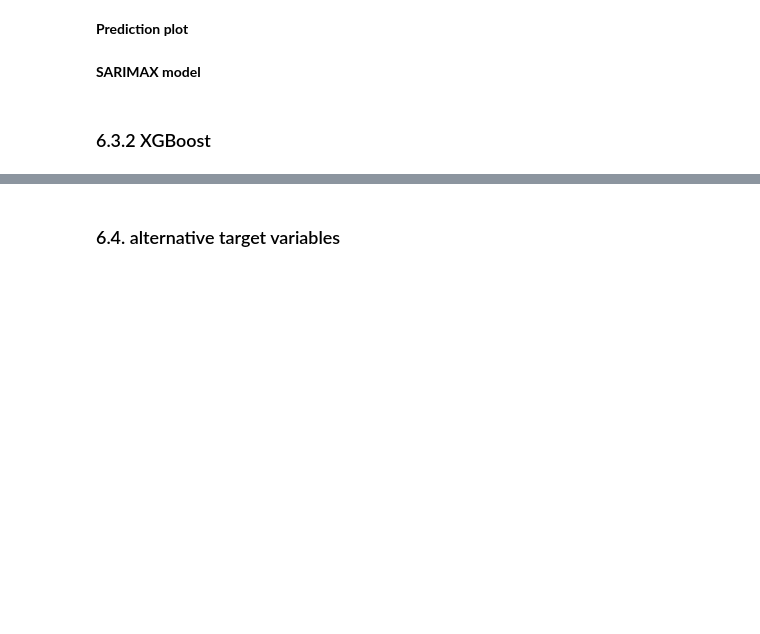
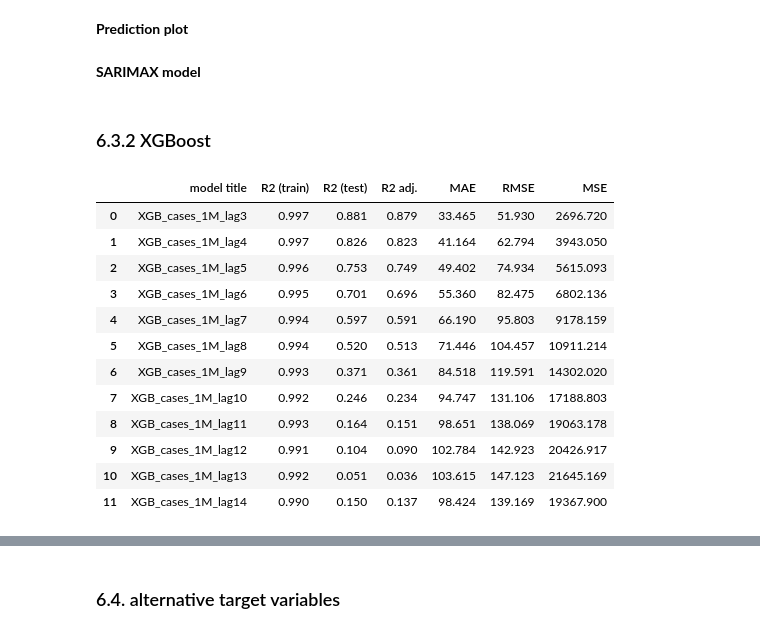
Before and after one commit to KevinSpurk/P03-how-to-predict-a-pandemic, a Jupyter notebook: P03_predict_covid19.ipynb, the cells around one changed output, grey strips where cells are left out. Cells and saved outputs as stored; diff of their text form; code cells hidden in the pictures; blank space fills up the shorter version.

```diff
--- a/P03_predict_covid19.ipynb
+++ b/P03_predict_covid19.ipynb
@@ -1547,4 +1553,18 @@ xgb_mobility_cases, xgb_mobility_cases_metrics = regression_model_comparison(dat
 # %%
 # performance metrics
-xgb_mobility_cases_metrics
+xgb_mobility_cases_1m_scaled_comp
+# %% [output]
+|  | model title | R2 (train) | R2 (test) | R2 adj. | MAE | RMSE | MSE |
+| 0 | XGB_cases_1M_lag3 | 0.997 | 0.881 | 0.879 | 33.465 | 51.930 | 2696.720 |
+| 1 | XGB_cases_1M_lag4 | 0.997 | 0.826 | 0.823 | 41.164 | 62.794 | 3943.050 |
+| 2 | XGB_cases_1M_lag5 | 0.996 | 0.753 | 0.749 | 49.402 | 74.934 | 5615.093 |
+| 3 | XGB_cases_1M_lag6 | 0.995 | 0.701 | 0.696 | 55.360 | 82.475 | 6802.136 |
+| 4 | XGB_cases_1M_lag7 | 0.994 | 0.597 | 0.591 | 66.190 | 95.803 | 9178.159 |
+| 5 | XGB_cases_1M_lag8 | 0.994 | 0.520 | 0.513 | 71.446 | 104.457 | 10911.214 |
+| 6 | XGB_cases_1M_lag9 | 0.993 | 0.371 | 0.361 | 84.518 | 119.591 | 14302.020 |
+| 7 | XGB_cases_1M_lag10 | 0.992 | 0.246 | 0.234 | 94.747 | 131.106 | 17188.803 |
+| 8 | XGB_cases_1M_lag11 | 0.993 | 0.164 | 0.151 | 98.651 | 138.069 | 19063.178 |
+| 9 | XGB_cases_1M_lag12 | 0.991 | 0.104 | 0.090 | 102.784 | 142.923 | 20426.917 |
+| 10 | XGB_cases_1M_lag13 | 0.992 | 0.051 | 0.036 | 103.615 | 147.123 | 21645.169 |
+| 11 | XGB_cases_1M_lag14 | 0.990 | 0.150 | 0.137 | 98.424 | 139.169 | 19367.900 |
 # %%
```
Also changed, not shown: parts of 29 cells of this notebook, 1 other file.
